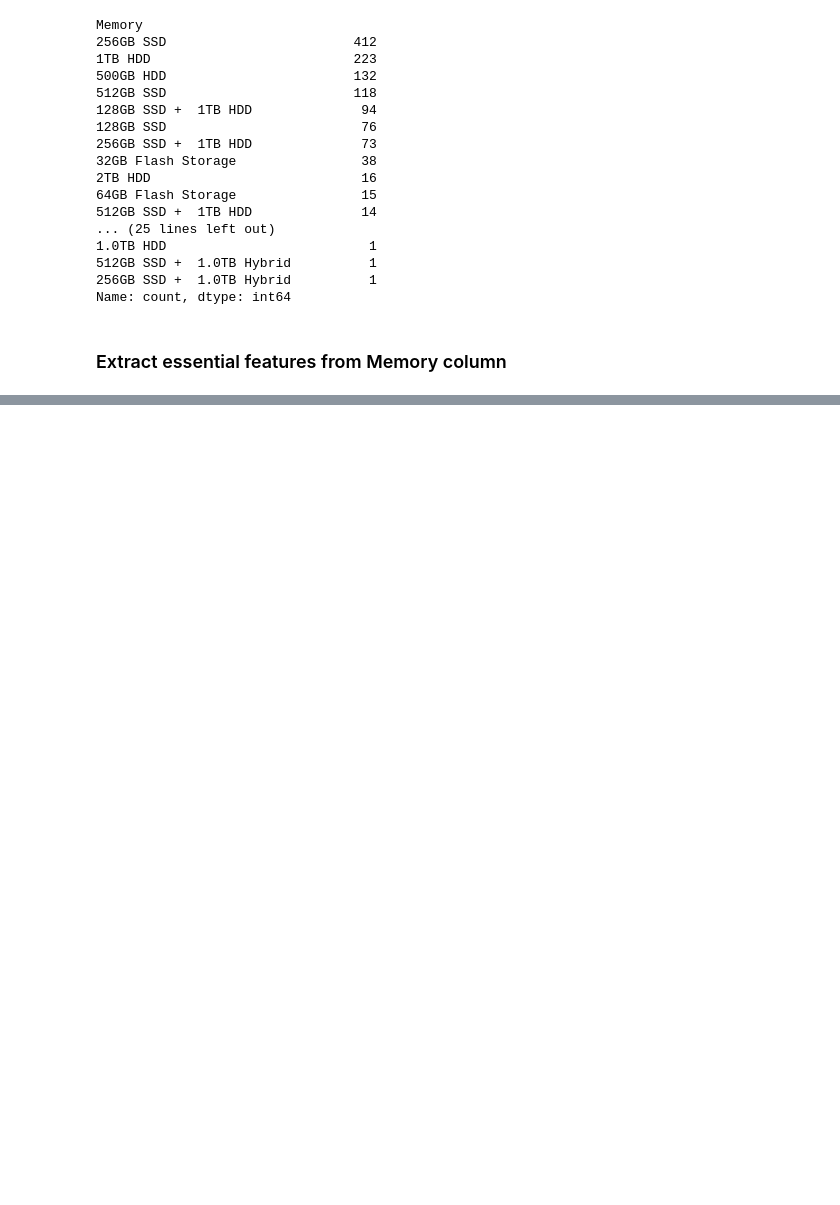
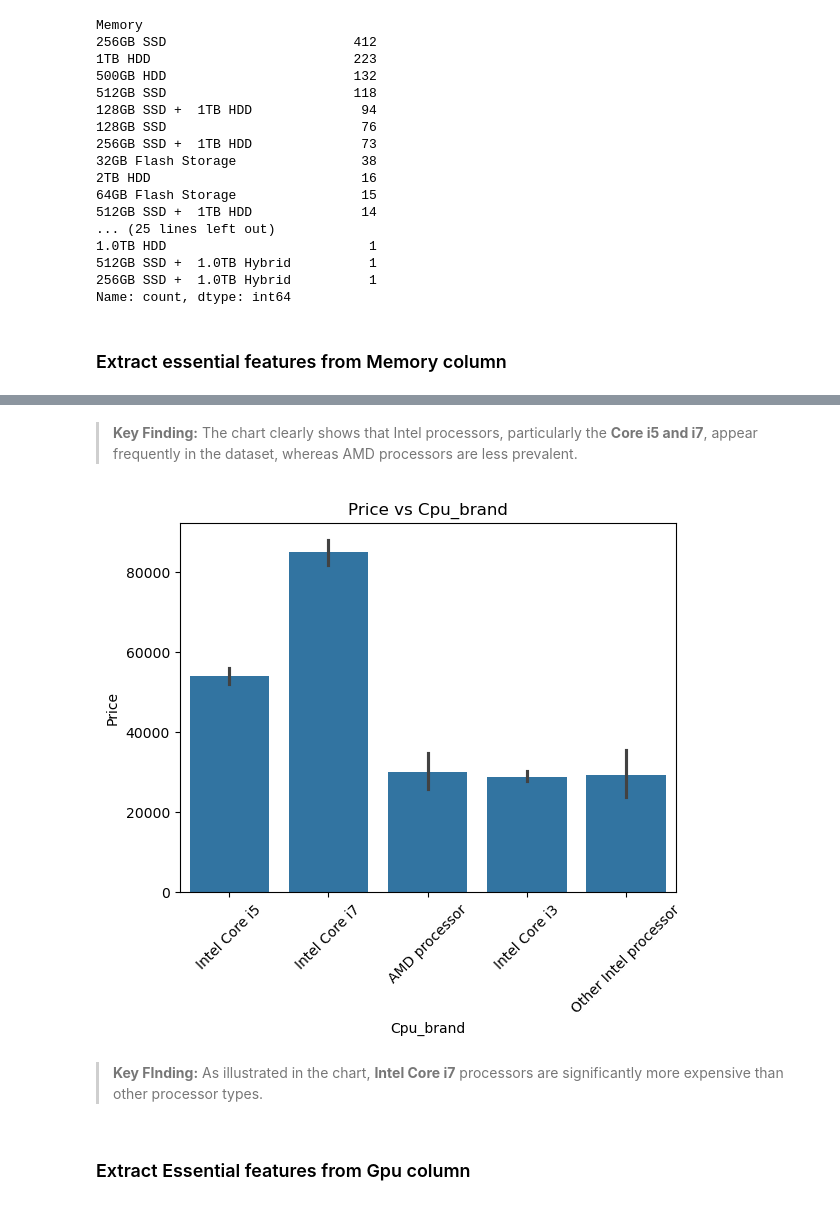
Before and after one commit to proshanta-pal/Laptop-Price-Prediction-using-Machine-Learning, a Jupyter notebook: notebooks/laptop_price_prediction.ipynb, the cells around one changed output, grey strips where cells are left out. Cells and saved outputs as stored; diff of their text form; code cells hidden in the pictures; blank space fills up the shorter version.

```diff
--- a/notebooks/laptop_price_prediction.ipynb
+++ b/notebooks/laptop_price_prediction.ipynb
@@ -386,0 +496,15 @@ df.head()
+# %% [markdown]
+> **Key Finding:** The chart clearly shows that Intel processors, particularly the **Core i5 and i7**, appear frequently in the dataset, whereas AMD processors are less prevalent.
+# %%
+# How the Cpu_brand affect laptop prices?
+sns.barplot(data=df, x='Cpu_brand', y='Price')
+plt.title("Price vs Cpu_brand")
+plt.xticks(rotation=45)
+plt.savefig("../outputs/figures/10_price_vs_cpu.png", dpi=150, bbox_inches="tight")
+plt.show()
+# %% [output]
+[figure, added]
+# %% [markdown]
+> **Key FInding:** As illustrated in the chart, **Intel Core i7** processors are significantly more expensive than other processor types.
+# %% [markdown]
+### Extract Essential features from Gpu column
```
Also changed, not shown: parts of 18 cells of this notebook, 8 other files.
